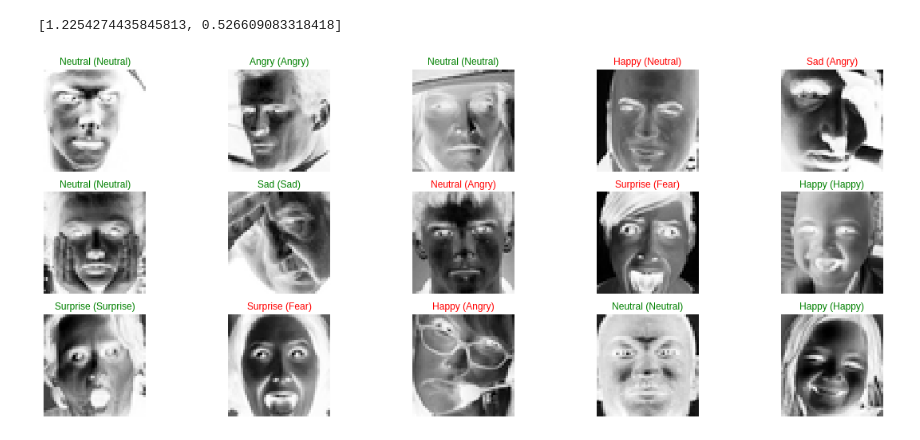
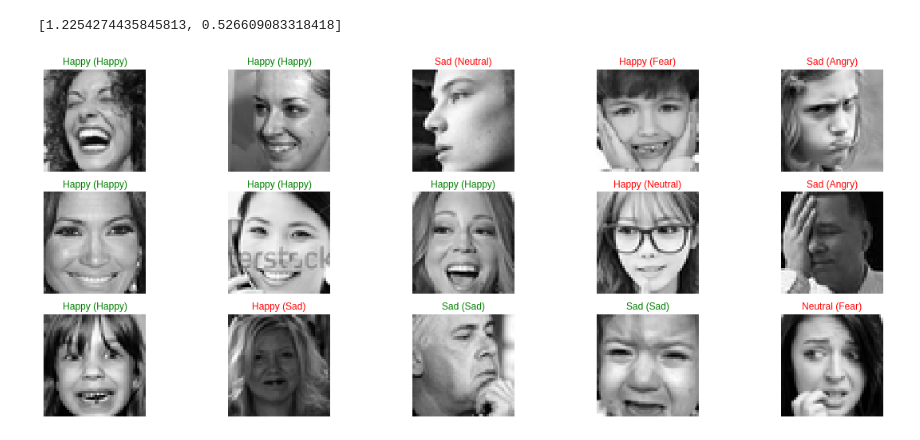
Before and after one commit to mohanrajmit/Face-Recognition-data, a Jupyter notebook: Facial-Expression-Recognition-Challenge.ipynb, the cells around one changed output. Drawn from its saved outputs; the diff is of its cells as text; code cells hidden in the pictures.

```diff
--- a/Facial-Expression-Recognition-Challenge.ipynb
+++ b/Facial-Expression-Recognition-Challenge.ipynb
@@ -244,22 +244,22 @@ score
 # %%
 y_hat = model.predict(x_test_private)
 
 face_exp_labels=["Angry", "Disgust",
                      "Fear", "Happy",
                      "Sad", "Surprise",
                      "Neutral"]
 
 # Plot a random sample of 10 test images, their predicted labels and ground truth
 figure = plt.figure(figsize=(20, 8))
 for i, index in enumerate(np.random.choice(x_test_private.shape[0], size=15, replace=False)):
     ax = figure.add_subplot(3, 5, i + 1, xticks=[], yticks=[])
     # Display each image
-    ax.imshow(np.squeeze(x_test_private[index]))
+    ax.imshow(np.squeeze(x_test_private[index]),cmap="gray")
     predict_index = np.argmax(y_hat[index])
     true_index = np.argmax(y_test_private[index])
     # Set the title for each image
     ax.set_title("{} ({})".format(face_exp_labels[predict_index],
                                   face_exp_labels[true_index]),
                                   color=("green" if predict_index == true_index else "red"))
 # %% [output]
-[figure, old version]
+[figure, new version]
```
